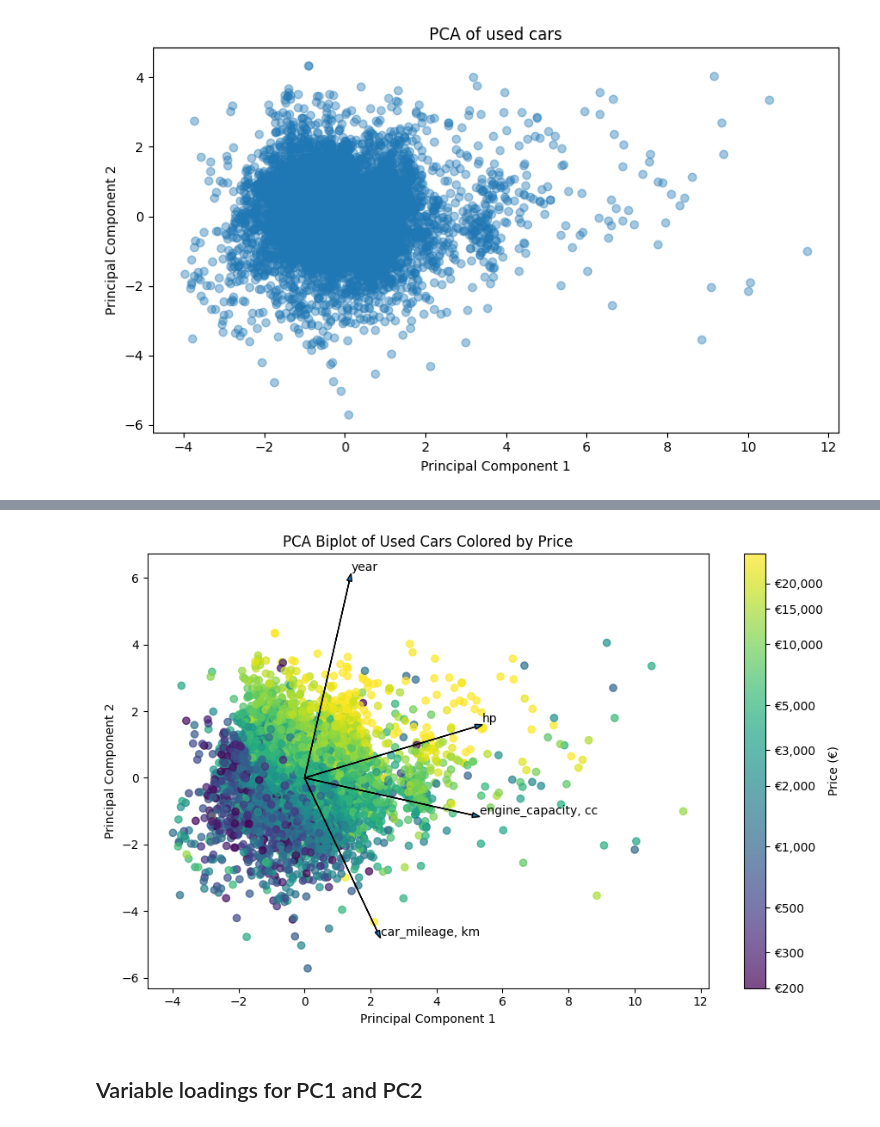
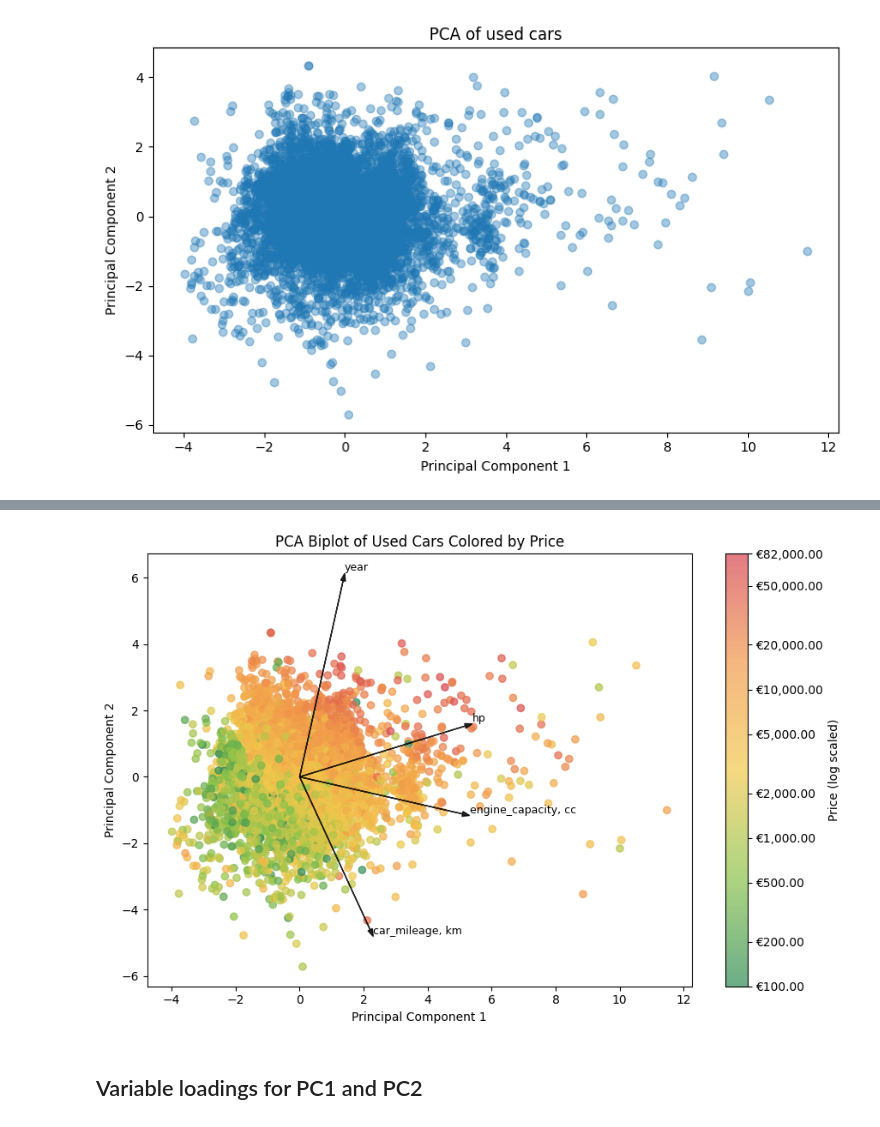
Before and after one commit to papadopoules/marketplace-price-prediction, a Jupyter notebook: marketplace-analysis.ipynb, the cells around one changed output, grey strips where cells are left out. Saved outputs shown, nothing was run; the diff lists cells and outputs as text; code cells hidden in the pictures.

```diff
--- a/marketplace-analysis.ipynb
+++ b/marketplace-analysis.ipynb
@@ -1205,4 +1173,6 @@ plt.show()
 # %%
+# PCA loadings
+pca_df["price"] = serbia.loc[pca_df.index, "price"]
 loadings = pd.DataFrame(
     pca.components_[:2].T,
     index=pca_feature_cols,
@@ -1216,11 +1186,48 @@ arrow_scale = max(
 
 scaled_loadings = loadings * arrow_scale
 
-log_price = np.log10(pca_df["price"].clip(lower=1))
+# Log-scaled price values
+price_values = pca_df["price"].clip(lower=1)
+log_price = np.log10(price_values)
 
-# Clip extreme prices to improve color variability
-vmin = log_price.quantile(0.01)
-vmax = log_price.quantile(0.99)
+# Use the true lowest and highest price for the color scale
+vmin = log_price.min()
+vmax = log_price.max()
+
+# Red-Green-Gold-like palette:
+# low prices = green, middle = gold, high prices = red
+rg_gold_cmap = LinearSegmentedColormap.from_list(
+    "red_green_gold",
+    ["#2E8B57", "#8BC34A", "#F2C94C", "#F2994A", "#D64550"]
+)
+
+# Automatically create readable price ticks from min to max
+def make_price_ticks(prices):
+    min_price = prices[prices > 0].min()
+    max_price = prices.max()
+
+    ticks = []
+
+    # Always include the actual minimum price
+    ticks.append(min_price)
+
+    # Add nice log-spaced values: 1, 2, 5 × powers of 10
+    min_power = int(np.floor(np.log10(min_price)))
+    max_power = int(np.ceil(np.log10(max_price)))
+
+    for power in range(min_power, max_power + 1):
+        for multiplier in [1, 2, 5]:
+            value = multiplier * (10 ** power)
+            if min_price < value < max_price:
+                ticks.append(value)
+
+    # Always include the actual maximum price
+    ticks.append(max_price)
+
+    return sorted(set(ticks))
+
+price_ticks = make_price_ticks(price_values)
+log_ticks = np.log10(price_ticks)
 
 fig, ax = plt.subplots(figsize=(9, 6))
 
@@ -1228,57 +1235,45 @@ scatter = ax.scatter(
     pca_df["PC1"],
     pca_df["PC2"],
     c=log_price,
-    cmap="viridis",
+    cmap=rg_gold_cmap,
     norm=Normalize(vmin=vmin, vmax=vmax, clip=True),
     alpha=0.7,
 )
 
+# PCA arrows and labels
 for variable, row in scaled_loadings.iterrows():
     ax.arrow(
         0,
         0,
         row["PC1"],
         row["PC2"],
         head_width=0.15,
         length_includes_head=True,
+        color="black",
+        alpha=0.85,
     )
     ax.text(
         row["PC1"],
         row["PC2"],
         variable,
-        va="bottom"
+        va="bottom",
+        fontsize=9,
     )
 
+# Colorbar with automatic euro ticks
 cbar = plt.colorbar(scatter, ax=ax)
-cbar.set_label("Price (€)")
-
-# More detailed euro-price ticks
-price_ticks = [
-    100, 200, 300, 500,
-    1_000, 2_000, 3_000, 5_000,
-    10_000, 15_000, 20_000, 30_000,
-    50_000, 80_000
-]
-
-log_ticks = np.log10(price_ticks)
-
-valid_ticks = [
-    (log_tick, price)
-    for log_tick, price in zip(log_ticks, price_ticks)
-    if vmin <= log_tick <= vmax
-]
-
-cbar.set_ticks([tick[0] for tick in valid_ticks])
-cbar.set_ticklabels([f"€{tick[1]:,}" for tick in valid_ticks])
+cbar.set_label("Price (log scaled)")
+cbar.set_ticks(log_ticks)
+cbar.set_ticklabels([f"€{price:,.2f}" for price in price_ticks])
 
 ax.set_title("PCA Biplot of Used Cars Colored by Price")
 ax.set_xlabel("Principal Component 1")
 ax.set_ylabel("Principal Component 2")
 
 plt.tight_layout()
 plt.show()
 # %% [output]
-[figure, old version]
+[figure, new version]
 # %% [markdown]
 ## Variable loadings for PC1 and PC2
 # %%
```
Also changed, not shown: parts of 9 cells of this notebook.
